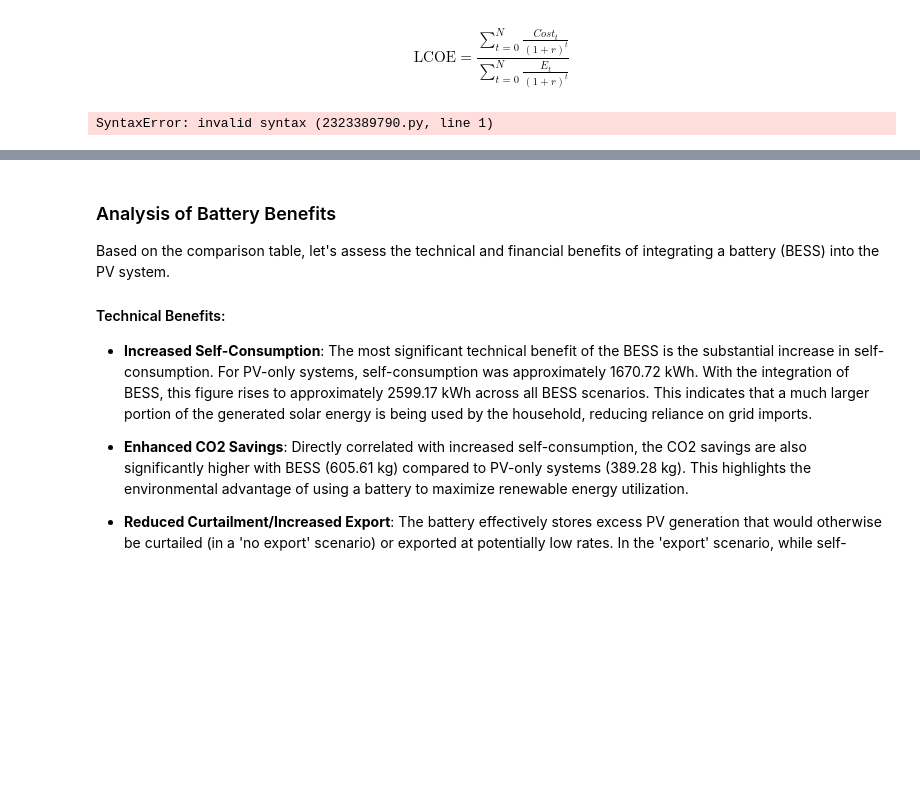
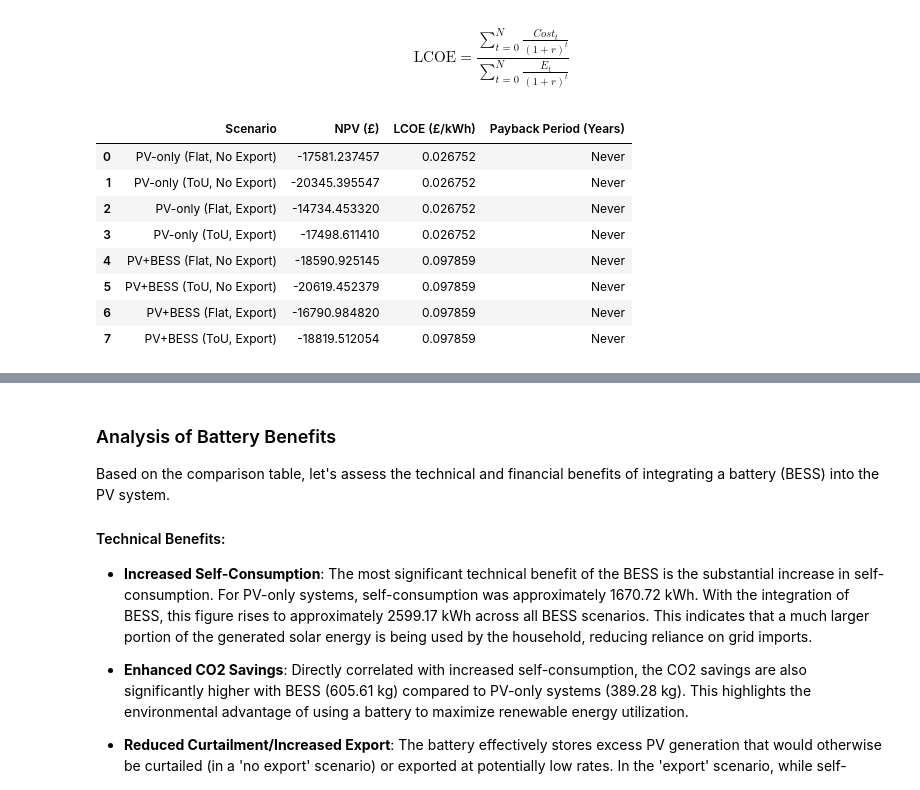
Before and after one commit to ChristopherDuke545/Renewable-Energy-Technologies-and-Smart-Grids, a Jupyter notebook: Final_working_code_CWK_vc2.ipynb, the cells around one changed output, grey strips where cells are left out. Cells and saved outputs as stored; diff of their text form; code cells hidden in the pictures; blank space fills up the shorter version.

```diff
--- a/Final_working_code_CWK_vc2.ipynb
+++ b/Final_working_code_CWK_vc2.ipynb
@@ -1120,7 +1186,7 @@ $$
 $$
 # %%
 
-mwimport numpy as np
+import numpy as np
 import pandas as pd
 
 pv_capex = 1300
@@ -1184,34 +1250,42 @@ def calculate_economic_metrics(scenario_name, annual_net_revenue, total_pv_gener
         if cumulative_cashflow_payback >= 0:
             payback_period = year
             break # Found payback year
     if payback_period == 0 and cumulative_cashflow_payback < 0: # If never pays back within lifetime
         payback_period = 'Never'
 
     return {'Scenario': scenario_name, 'NPV (£)': npv, 'LCOE (£/kWh)': lcoe, 'Payback Period (Years)': payback_period}
 
 
 # Assuming `PV_output` is available and represents total annual PV generation in kWh
 total_pv_generation_annual = PV_output.sum() # This is a constant for all scenarios
 
 economic_results = []
 
 # Calculate economics for each scenario
 # PV-only scenarios
 economic_results.append(calculate_economic_metrics('PV-only (Flat, No Export)', simulation_results_flat_no_export['revenues_flat'], total_pv_generation_annual, has_bess=False))
 economic_results.append(calculate_economic_metrics('PV-only (ToU, No Export)', simulation_results_tou_no_export['revenues_toup'], total_pv_generation_annual, has_bess=False))
 economic_results.append(calculate_economic_metrics('PV-only (Flat, Export)', simulation_results_flat_export['revenues_flat'], total_pv_generation_annual, has_bess=False))
 economic_results.append(calculate_economic_metrics('PV-only (ToU, Export)', simulation_results_tou_export['revenues_toup'], total_pv_generation_annual, has_bess=False))
 
 # PV+BESS scenarios
 economic_results.append(calculate_economic_metrics('PV+BESS (Flat, No Export)', simulation_results_bess_flat_no_export['revenues_flat'], total_pv_generation_annual, has_bess=True))
 economic_results.append(calculate_economic_metrics('PV+BESS (ToU, No Export)', simulation_results_bess_tou_no_export['revenues_toup'], total_pv_generation_annual, has_bess=True))
 economic_results.append(calculate_economic_metrics('PV+BESS (Flat, Export)', simulation_results_bess_flat_export['revenues_flat'], total_pv_generation_annual, has_bess=True))
 economic_results.append(calculate_economic_metrics('PV+BESS (ToU, Export)', simulation_results_bess_tou_export['revenues_toup'], total_pv_generation_annual, has_bess=True))
 
 economic_df = pd.DataFrame(economic_results)
 display(economic_df)
 # %% [output]
-SyntaxError: invalid syntax (2323389790.py, line 1)
+|  | Scenario | NPV (£) | LCOE (£/kWh) | Payback Period (Years) |
+| 0 | PV-only (Flat, No Export) | -17581.237457 | 0.026752 | Never |
+| 1 | PV-only (ToU, No Export) | -20345.395547 | 0.026752 | Never |
+| 2 | PV-only (Flat, Export) | -14734.453320 | 0.026752 | Never |
+| 3 | PV-only (ToU, Export) | -17498.611410 | 0.026752 | Never |
+| 4 | PV+BESS (Flat, No Export) | -18590.925145 | 0.097859 | Never |
+| 5 | PV+BESS (ToU, No Export) | -20619.452379 | 0.097859 | Never |
+| 6 | PV+BESS (Flat, Export) | -16790.984820 | 0.097859 | Never |
+| 7 | PV+BESS (ToU, Export) | -18819.512054 | 0.097859 | Never |
 # %%
 import matplotlib.pyplot as plt
 import numpy as np
```
Also changed, not shown: parts of 6 cells of this notebook.
